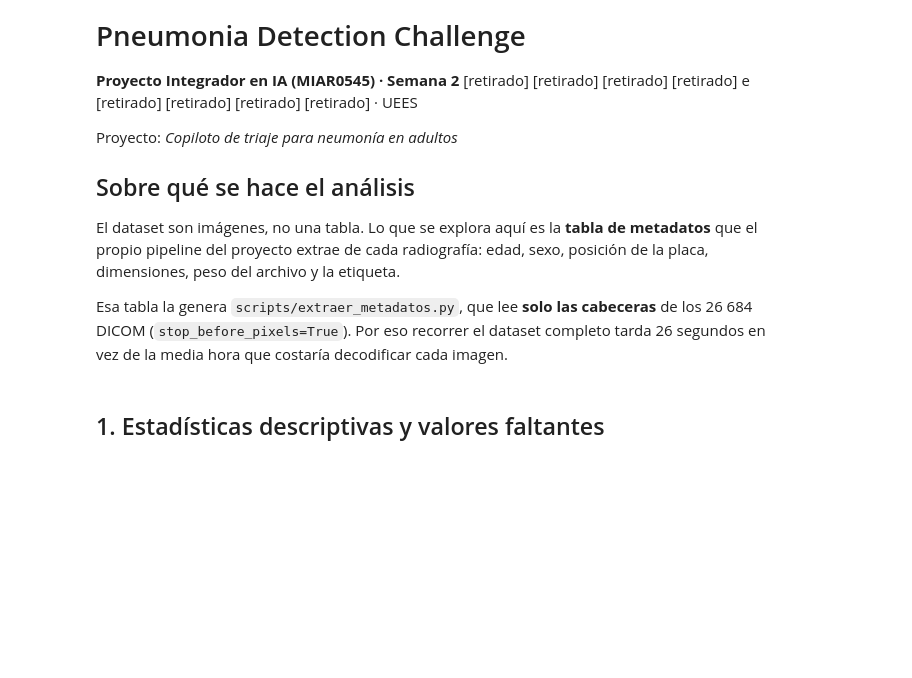
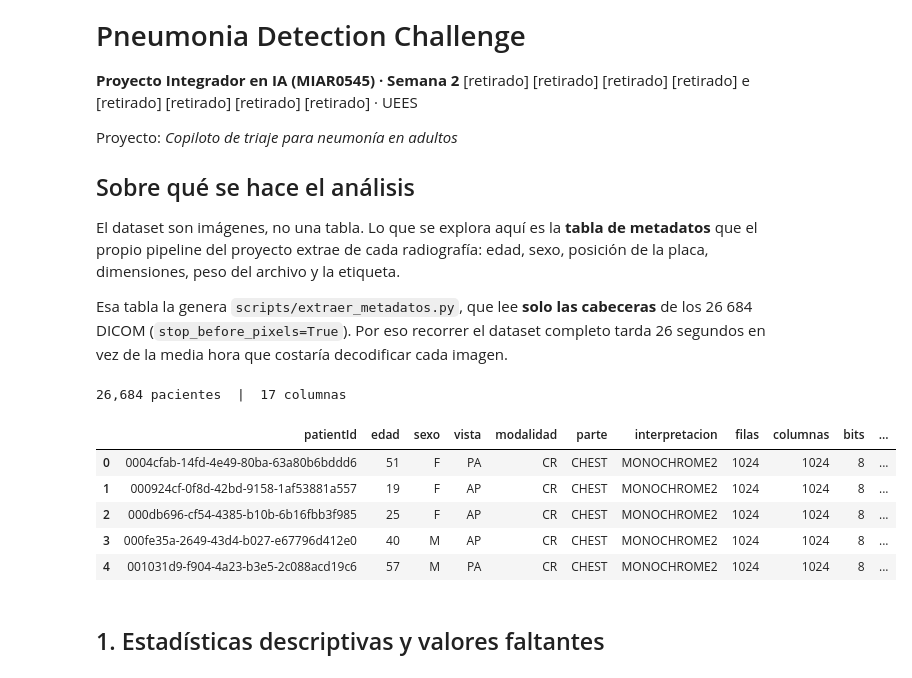
Before and after one commit to ivcaro/copiloto-triaje-neumonia, a Jupyter notebook: notebooks/eda_rsna.ipynb, the cells around one changed output. Saved outputs shown, nothing was run; the diff lists cells and outputs as text; code cells hidden in the pictures; blank space fills up the shorter version.

```diff
--- a/notebooks/eda_rsna.ipynb
+++ b/notebooks/eda_rsna.ipynb
@@ -19,18 +19,29 @@ decodificar cada imagen.
 # %%
 import pandas as pd
 import matplotlib.pyplot as plt
 import seaborn as sns
 
 sns.set_theme(style="whitegrid", palette="deep")
 pd.set_option("display.width", 120)
 
+import pathlib
 RUTA = "metadatos_eda.csv"   # generado por scripts/extraer_metadatos.py
+FIGURAS = pathlib.Path("figuras")   # cada grafico se guarda ademas aqui
+FIGURAS.mkdir(exist_ok=True)
 d = pd.read_csv(RUTA)
 d["diagnostico"] = d.etiqueta.map({0: "Sin opacidad", 1: "Con opacidad"})
 orden = ["Normal", "No Lung Opacity / Not Normal", "Lung Opacity"]
 
 print(f"{len(d):,} pacientes  |  {d.shape[1]} columnas")
 d.head()
+# %% [output]
+26,684 pacientes  |  17 columnas
+|  | patientId | edad | sexo | vista | modalidad | parte | interpretacion | filas | columnas | bits | ... |
+| 0 | 0004cfab-14fd-4e49-80ba-63a80b6bddd6 | 51 | F | PA | CR | CHEST | MONOCHROME2 | 1024 | 1024 | 8 | ... |
+| 1 | 000924cf-0f8d-42bd-9158-1af53881a557 | 19 | F | AP | CR | CHEST | MONOCHROME2 | 1024 | 1024 | 8 | ... |
+| 2 | 000db696-cf54-4385-b10b-6b16fbb3f985 | 25 | F | AP | CR | CHEST | MONOCHROME2 | 1024 | 1024 | 8 | ... |
+| 3 | 000fe35a-2649-43d4-b027-e67796d412e0 | 40 | M | AP | CR | CHEST | MONOCHROME2 | 1024 | 1024 | 8 | ... |
+| 4 | 001031d9-f904-4a23-b3e5-2c088acd19c6 | 57 | M | PA | CR | CHEST | MONOCHROME2 | 1024 | 1024 | 8 | ... |
 # %% [markdown]
 ## 1. Estadísticas descriptivas y valores faltantes
 # %%
```
Also changed, not shown: parts of 7 cells of this notebook, 4 other files.
